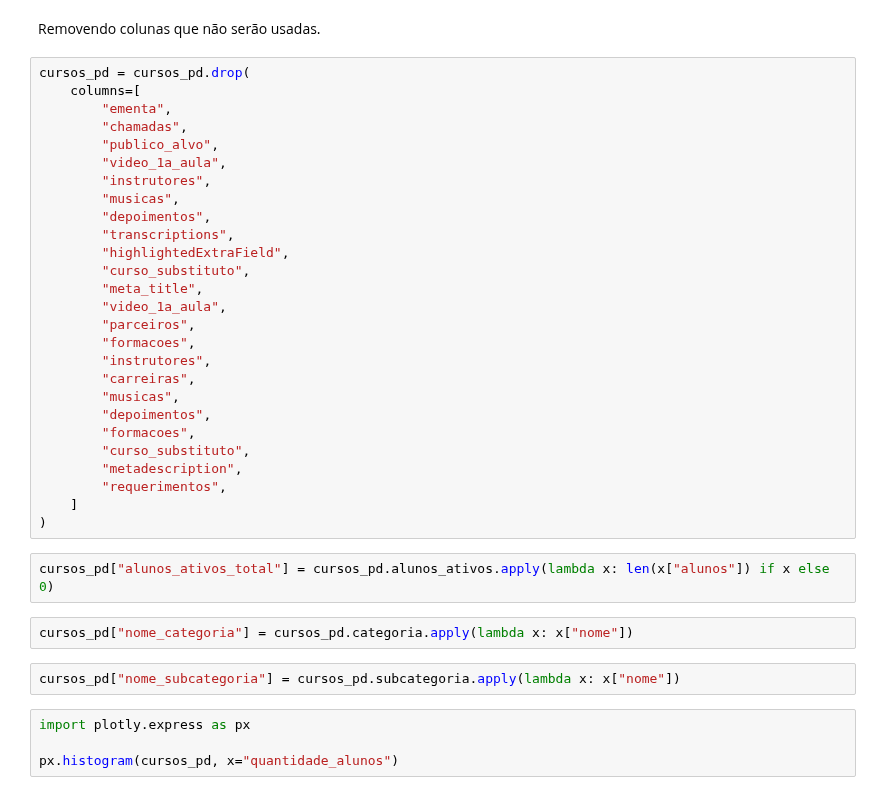
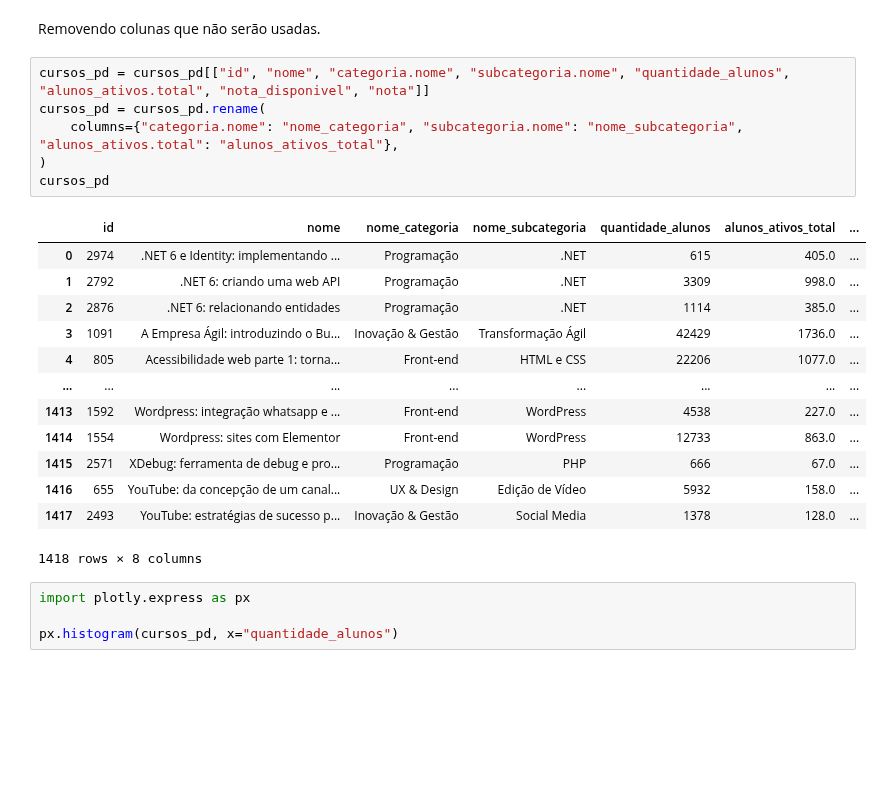
Before and after one commit to vitorcapdeville/alura-data-science, a Jupyter notebook: Semana_9_Pandas.ipynb, the cells around one changed output. Saved outputs shown, nothing was run; the diff lists cells and outputs as text; blank space fills up the shorter version.

```diff
--- a/Semana_9_Pandas.ipynb
+++ b/Semana_9_Pandas.ipynb
@@ -67,38 +87,25 @@ cursos_pd.head(15)
 # %% [markdown]
 Removendo colunas que não serão usadas.
-# %%
-cursos_pd = cursos_pd.drop(
-    columns=[
-        "ementa",
-        "chamadas",
-        "publico_alvo",
-        "video_1a_aula",
-        "instrutores",
-        "musicas",
-        "depoimentos",
-        "transcriptions",
-        "highlightedExtraField",
-        "curso_substituto",
-        "meta_title",
-        "video_1a_aula",
-        "parceiros",
-        "formacoes",
-        "instrutores",
-        "carreiras",
-        "musicas",
-        "depoimentos",
-        "formacoes",
-        "curso_substituto",
-        "metadescription",
-        "requerimentos",
-    ]
-)
-# %%
-cursos_pd["alunos_ativos_total"] = cursos_pd.alunos_ativos.apply(lambda x: len(x["alunos"]) if x else 0)
-# %%
-cursos_pd["nome_categoria"] = cursos_pd.categoria.apply(lambda x: x["nome"])
-# %%
-cursos_pd["nome_subcategoria"] = cursos_pd.subcategoria.apply(lambda x: x["nome"])
+# %%
+cursos_pd = cursos_pd[["id", "nome", "categoria.nome", "subcategoria.nome", "quantidade_alunos", "alunos_ativos.total", "nota_disponivel", "nota"]]
+cursos_pd = cursos_pd.rename(
+    columns={"categoria.nome": "nome_categoria", "subcategoria.nome": "nome_subcategoria", "alunos_ativos.total": "alunos_ativos_total"},
+)
+cursos_pd
+# %% [output]
+|  | id | nome | nome_categoria | nome_subcategoria | quantidade_alunos | alunos_ativos_total | ... |
+| 0 | 2974 | .NET 6 e Identity: implementando ... | Programação | .NET | 615 | 405.0 | ... |
+| 1 | 2792 | .NET 6: criando uma web API | Programação | .NET | 3309 | 998.0 | ... |
+| 2 | 2876 | .NET 6: relacionando entidades | Programação | .NET | 1114 | 385.0 | ... |
+| 3 | 1091 | A Empresa Ágil: introduzindo o Bu... | Inovação & Gestão | Transformação Ágil | 42429 | 1736.0 | ... |
+| 4 | 805 | Acessibilidade web parte 1: torna... | Front-end | HTML e CSS | 22206 | 1077.0 | ... |
+| ... | ... | ... | ... | ... | ... | ... | ... |
+| 1413 | 1592 | Wordpress: integração whatsapp e ... | Front-end | WordPress | 4538 | 227.0 | ... |
+| 1414 | 1554 | Wordpress: sites com Elementor | Front-end | WordPress | 12733 | 863.0 | ... |
+| 1415 | 2571 | XDebug: ferramenta de debug e pro... | Programação | PHP | 666 | 67.0 | ... |
+| 1416 | 655 | YouTube: da concepção de um canal... | UX & Design | Edição de Vídeo | 5932 | 158.0 | ... |
+| 1417 | 2493 | YouTube: estratégias de sucesso p... | Inovação & Gestão | Social Media | 1378 | 128.0 | ... |
+1418 rows × 8 columns
 # %%
 import plotly.express as px
 
```
Also changed, not shown: parts of 7 cells of this notebook.
